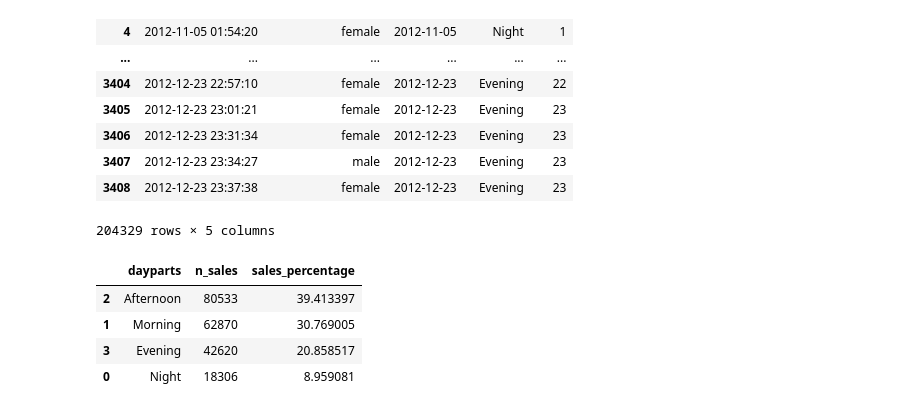
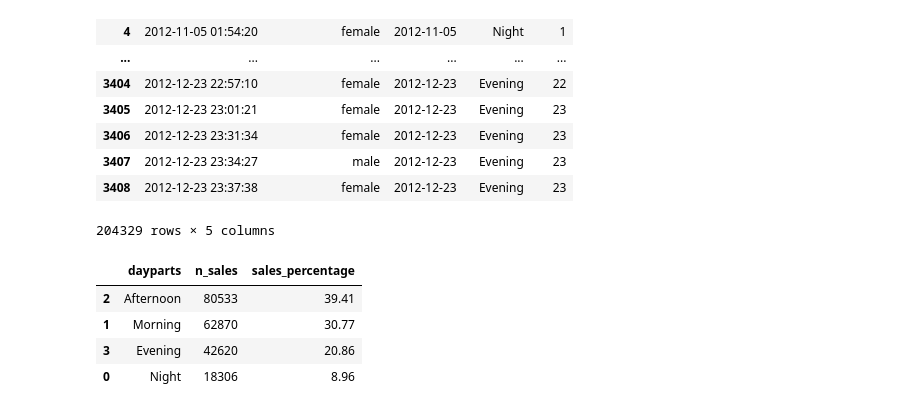
Before and after one commit to manujsinghwal/23andMe-data-analysis, a Jupyter notebook: 23andMe_data_analysis.ipynb, the cells around one changed output. Drawn from its saved outputs; the diff is of its cells as text; code cells hidden in the pictures.

```diff
--- a/23andMe_data_analysis.ipynb
+++ b/23andMe_data_analysis.ipynb
@@ -265,16 +265,16 @@ df
 # %%
 daypart_sales = (
     df
     .groupby('dayparts')['purchaser_gender']
     .count()
     .reset_index(name='n_sales')
 )
 
-daypart_sales['sales_percentage'] = daypart_sales['n_sales'] * 100.0 / df.shape[0]
+daypart_sales['sales_percentage'] = round(daypart_sales['n_sales'] * 100.0 / df.shape[0], 2)
 daypart_sales.sort_values(by='sales_percentage', ascending=False)
 # %% [output]
 |  | dayparts | n_sales | sales_percentage |
-| 2 | Afternoon | 80533 | 39.413397 |
-| 1 | Morning | 62870 | 30.769005 |
-| 3 | Evening | 42620 | 20.858517 |
-| 0 | Night | 18306 | 8.959081 |
+| 2 | Afternoon | 80533 | 39.41 |
+| 1 | Morning | 62870 | 30.77 |
+| 3 | Evening | 42620 | 20.86 |
+| 0 | Night | 18306 | 8.96 |
```
Also changed, not shown: parts of 4 cells of this notebook.
